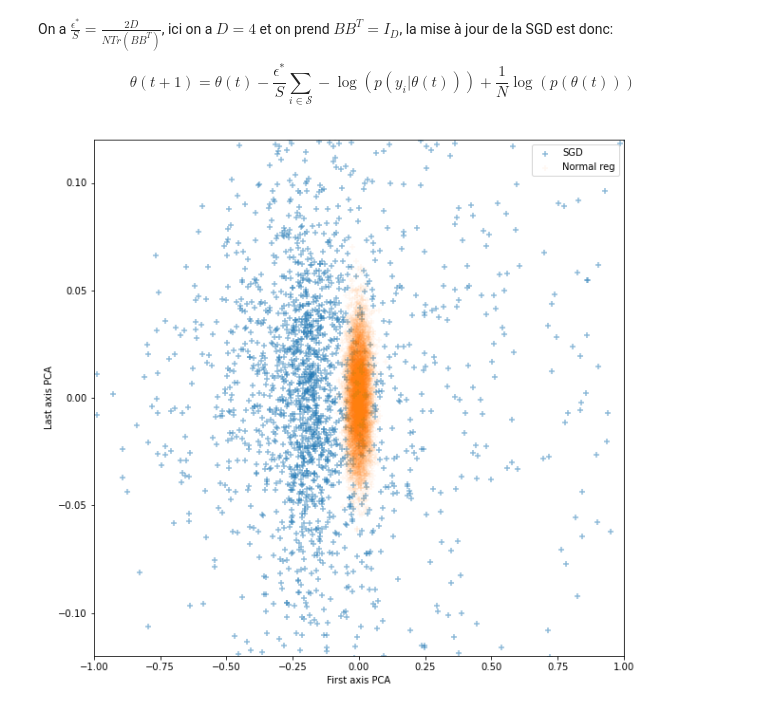
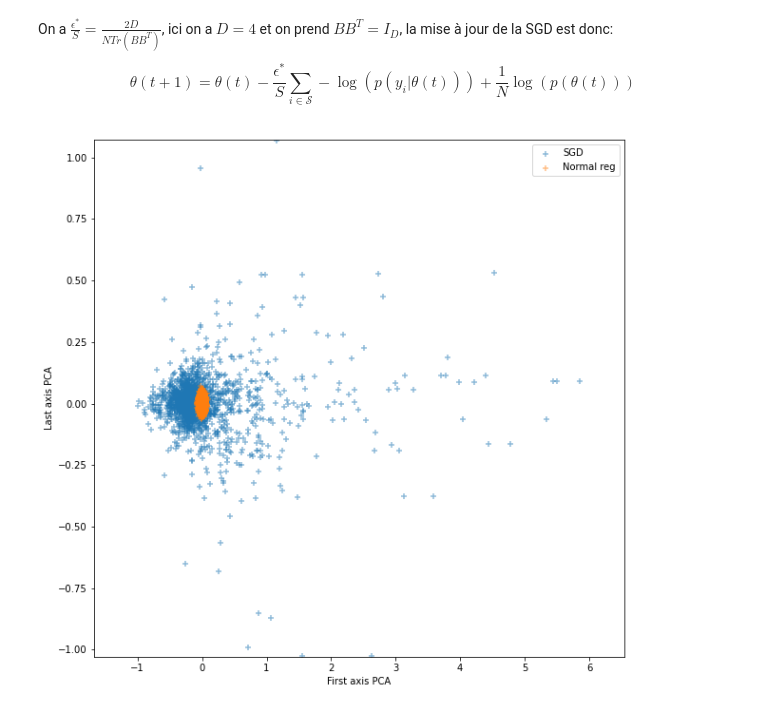
Before and after one commit to cyrille-kone/VASGA, a Jupyter notebook: linear_reg/Untitled.ipynb, the cells around one changed output. Drawn from its saved outputs; the diff is of its cells as text; code cells hidden in the pictures.

```diff
--- a/linear_reg/Untitled.ipynb
+++ b/linear_reg/Untitled.ipynb
@@ -141,12 +141,11 @@ theta_sgd = sgd(lr, X, y, max_iter)
 # %%
 plt.figure(figsize=(10, 10))
 plt.scatter(theta_pca_sgd[:, 0], theta_pca_sgd[:, -1], alpha=0.5, marker='+', label='SGD')
-plt.scatter(theta_pca[:, 0], theta_pca[:, -1], alpha=0.05, marker='+', label='Normal reg')
+plt.scatter(theta_pca[:, 0], theta_pca[:, -1], alpha=0.5, marker='+', label='Normal reg')
 plt.margins(x=0.1, y=0.001)
 plt.xlabel('First axis PCA')
 plt.ylabel('Last axis PCA')
 plt.legend(loc='best')
-plt.axis([-1, 1, -0.12, 0.12])
 plt.show()
 # %% [output]
-[figure, old version]
+[figure, new version]
```
Also changed, not shown: parts of 2 cells of this notebook.
